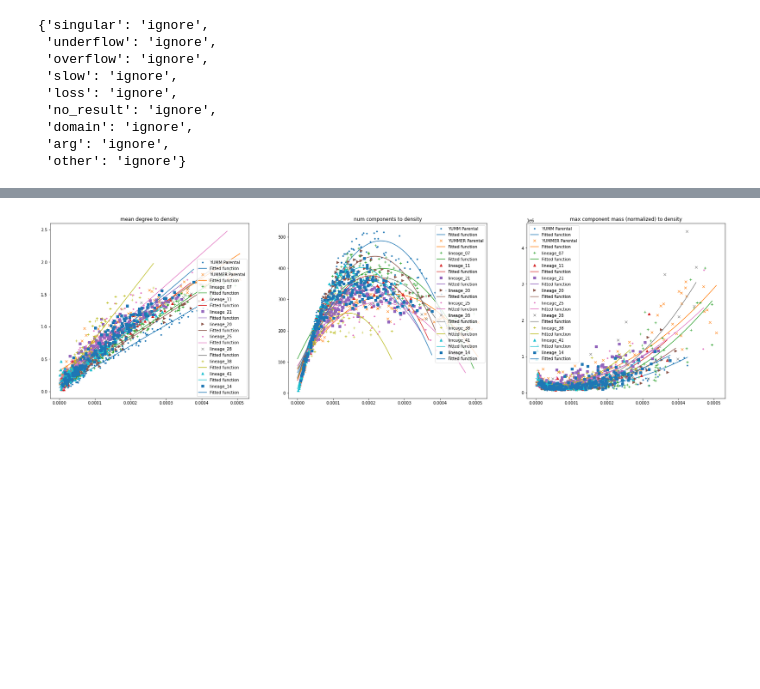
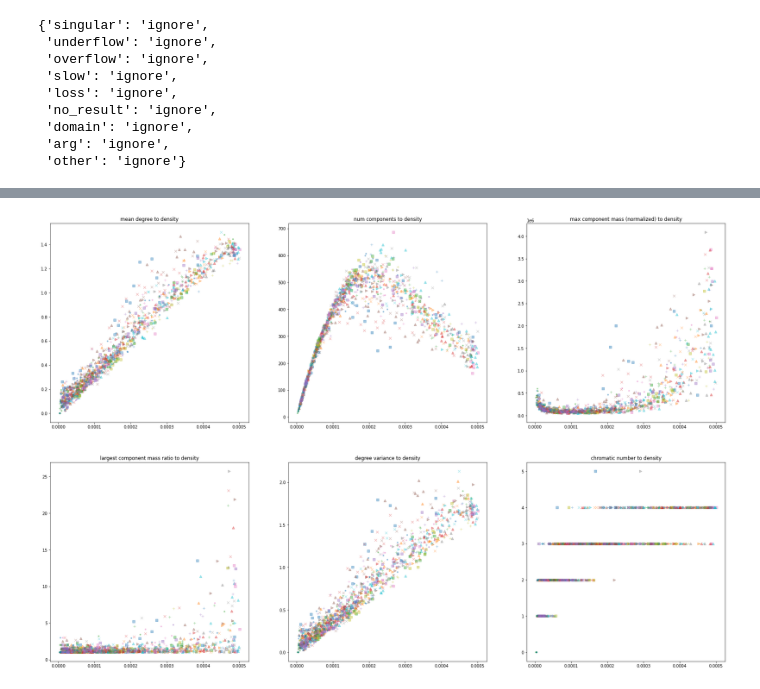
Before and after one commit to trevor-chan/research, a Jupyter notebook: morpho_scripts/network_property_plots.ipynb, the cells around one changed output, grey strips where cells are left out. Saved outputs shown, nothing was run; the diff lists cells and outputs as text; code cells hidden in the pictures; blank space fills up the shorter version.

```diff
--- a/morpho_scripts/network_property_plots.ipynb
+++ b/morpho_scripts/network_property_plots.ipynb
@@ -256,6 +264,10 @@ class network_object:
     def get_max_comp_mass(self):
         return self.get_component_masses()[-1]
 
+    def get_largest_comp_ratio(self):
+        a = self.get_component_masses()
+        return a[-1]/a[-2]
+
     def visualize_adjacencies(self, img = None, savefig = 0):
         fig, ax = plt.subplots()
         if self.image is None and img is None:
@@ -367,10 +379,15 @@ class lineage_timeless:
 
     def read_in(self, filepath):
         result = []
-        for instance_path in tqdm(sorted(glob.glob(filepath+'/**/*.data',recursive = True)), desc = filepath):
+        for instance_path in tqdm(sorted(glob.glob(filepath+'/**/*.data',recursive = True)), desc = filepath, position=0, leave=True):
             instances = {}
             with open(instance_path, 'rb') as filehandle:
-                instances = pickle.load(filehandle)
+                try:
+                    instances = pickle.load(filehandle)
+                except RuntimeError:
+                    #instances = torch.load(filehandle, pickle_module=pickle, map_location=torch.device('cpu'))
+                    print("load failed for "+instance_path)
+                    continue
             #print(instance_path)
             result.append(network_object(instances, instance_path))
         return result
@@ -422,8 +439,8 @@ class lineage_timeless:
         pickle.dump(self.__dict__, f, 2)
         f.close()
 # %%
-globalpath = "/home/trevor/Documents/"
-#globalpath = "/Users/trevorchan/Desktop/"
+#globalpath = "/home/trevor/Documents/"
+globalpath = "/Users/trevorchan/Desktop/"
 
 
 toppath = globalpath + "group_parental/YM-P"
@@ -473,15 +501,15 @@ lineage_list = [YMP, YMRP, lineage_07, lineage_11, lineage_21, lineage_20, linea
 # %%
 import itertools
 
-fig, (ax1, ax2, ax3) = plt.subplots(1, 3, figsize=(30, 8))
+fig, ((ax1, ax2, ax3), (ax4, ax5, ax6)) = plt.subplots(2, 3, figsize=(30, 20))
 
 symbols = ['.','x','+','^','s','>']
 
 
-def polyfit_rough(xdata,ydata,pdegree = 1, axes = None, color = None):
+def polyfit_rough(xdata,ydata,pdegree = 1, axes = None, color = None, label = "Fit function"):
     popt = np.polyfit(xdata, ydata, pdegree)#---------------------------------
     t = np.linspace(0, max(xdata), 1000)
-    axes.plot(t, np.poly1d(popt)(t), label="Fitted function", color = color)
+    axes.plot(t, np.poly1d(popt)(t), label=label, color = color)
 
 i = 0
 ax1.set_title("mean degree to density")
@@ -492,11 +520,11 @@ for lineage in lineage_list:
     degree = [degree for _,degree in sorted(zip(density,degree))]
     density = sorted(density)
     color=next(ax1._get_lines.prop_cycler)['color']
-    ax1.plot(density,degree, symbols[i%6], label = lineage.tag, color = color)
+    ax1.plot(density,degree, symbols[i%6], label = lineage.tag, color = color, alpha = 0.4)
 
-    polyfit_rough(density,degree,pdegree=1,axes = ax1, color = color)
+    #polyfit_rough(density,degree,pdegree=1,axes = ax1, color = color, label = lineage.tag)
     i += 1
-ax1.legend()
+#ax1.legend()
 
 i = 0
 ax2.set_title("num components to density")
@@ -507,11 +535,11 @@ for lineage in lineage_list:
     num_components = [num_components for _,num_components in sorted(zip(density,num_components))]
     density = sorted(density)
     color=next(ax2._get_lines.prop_cycler)['color']
-    ax2.plot(density,num_components, symbols[i%6], label = lineage.tag, color = color)
+    ax2.plot(density,num_components, symbols[i%6], label = lineage.tag, color = color, alpha = 0.4)
 
-    polyfit_rough(density,num_components,pdegree=2,axes = ax2, color = color)
+    #polyfit_rough(density,num_components,pdegree=2,axes = ax2, color = color, label = lineage.tag)
     i += 1
-ax2.legend()
+#ax2.legend()
 
 i = 0
 ax3.set_title("max component mass (normalized) to density")
@@ -524,10 +552,63 @@ for lineage in lineage_list:
 
     max_mass = np.divide(max_mass,density)
     color=next(ax3._get_lines.prop_cycler)['color']
-    ax3.plot(density,max_mass, symbols[i%6], label = lineage.tag, color = color)
+    ax3.plot(density,max_mass, symbols[i%6], label = lineage.tag, color = color, alpha = 0.4)
 
-    polyfit_rough(density,max_mass,pdegree=2,axes = ax3, color = color)
+    #polyfit_rough(density,max_mass,pdegree=2,axes = ax3, color = color, label = lineage.tag)
 
     i += 1
-ax3.legend()
+#ax3.legend()
+
+i = 0
+ax4.set_title("largest component mass ratio to density")
+for lineage in lineage_list:
+    density = [network.density for network in lineage.items]
+    mass_ratio = [network.get_largest_comp_ratio() for network in lineage.items]
+
+    mass_ratio = [mass_ratio for _,mass_ratio in sorted(zip(density,mass_ratio))]
+    density = sorted(density)
+
+    #mass_ratio = np.divide(mass_ratio,density)
+    color=next(ax4._get_lines.prop_cycler)['color']
+    ax4.plot(density,mass_ratio, symbols[i%6], label = lineage.tag, color = color, alpha = 0.4)
+
+    #polyfit_rough(density,mass_ratio,pdegree=1,axes = ax4, color = color, label = lineage.tag)
+
+    i += 1
+#ax4.legend()
+
+i = 0
+ax5.set_title("degree variance to density")
+for lineage in lineage_list:
+    density = [network.density for network in lineage.items]
+    degree_var = [network.degree_variance() for network in lineage.items]
+
+    degree_var = [degree_var for _,degree_var in sorted(zip(density,degree_var))]
+    density = sorted(density)
+
+    #degree_var = np.divide(degree_var,density)
+    color=next(ax5._get_lines.prop_cycler)['color']
+    ax5.plot(density,degree_var, symbols[i%6], label = lineage.tag, color = color, alpha = 0.4)
+
+    #polyfit_rough(density,degree_var,pdegree=1,axes = ax5, color = color, label = lineage.tag)
+
+    i += 1
+#ax5.legend()
+
+i = 0
+ax6.set_title("chromatic number to density")
+for lineage in tqdm(lineage_list, desc = "chromatic number", position=0, leave=True):
+    density = [network.density for network in lineage.items]
+    colornum = [network.calc_chromatic() for network in lineage.items]
+
+    colornum = [colornum for _,colornum in sorted(zip(density,colornum))]
+    density = sorted(density)
+    color=next(ax6._get_lines.prop_cycler)['color']
+    ax6.plot(density,colornum, symbols[i%6], label = lineage.tag, color = color, alpha = 0.4)
+
+    #polyfit_rough(density,colornum,pdegree=1,axes = ax6, color = color)
+    i += 1
+#ax6.legend()
+
+#plt.savefig("densityPlots_9SCC.png", dpi = 75)
 # %% [output]
@@ -535,4 +615,4 @@ ax3.legend()
-[figure, old version]
+[figure, new version]
 # %%
 ##TEMP, DELETE WHEN DONE
 
```
Also changed, not shown: parts of 29 cells of this notebook, 2 other files.
